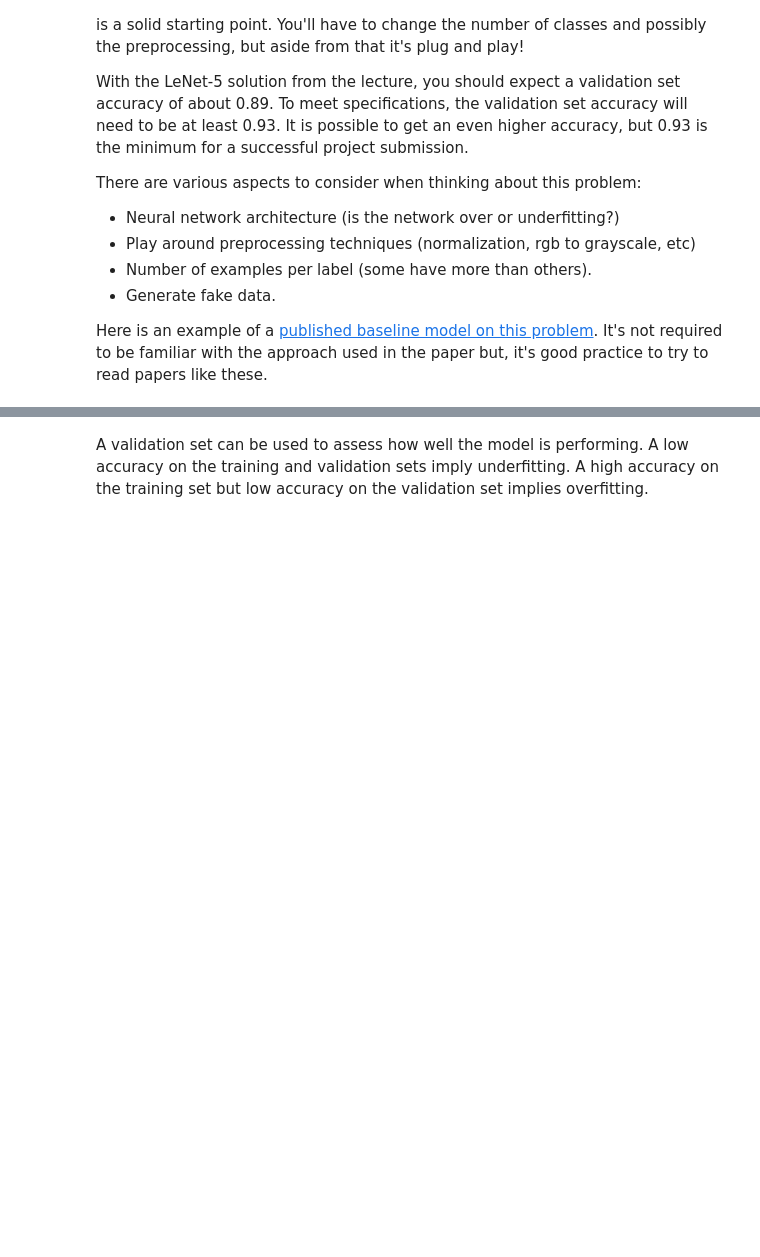
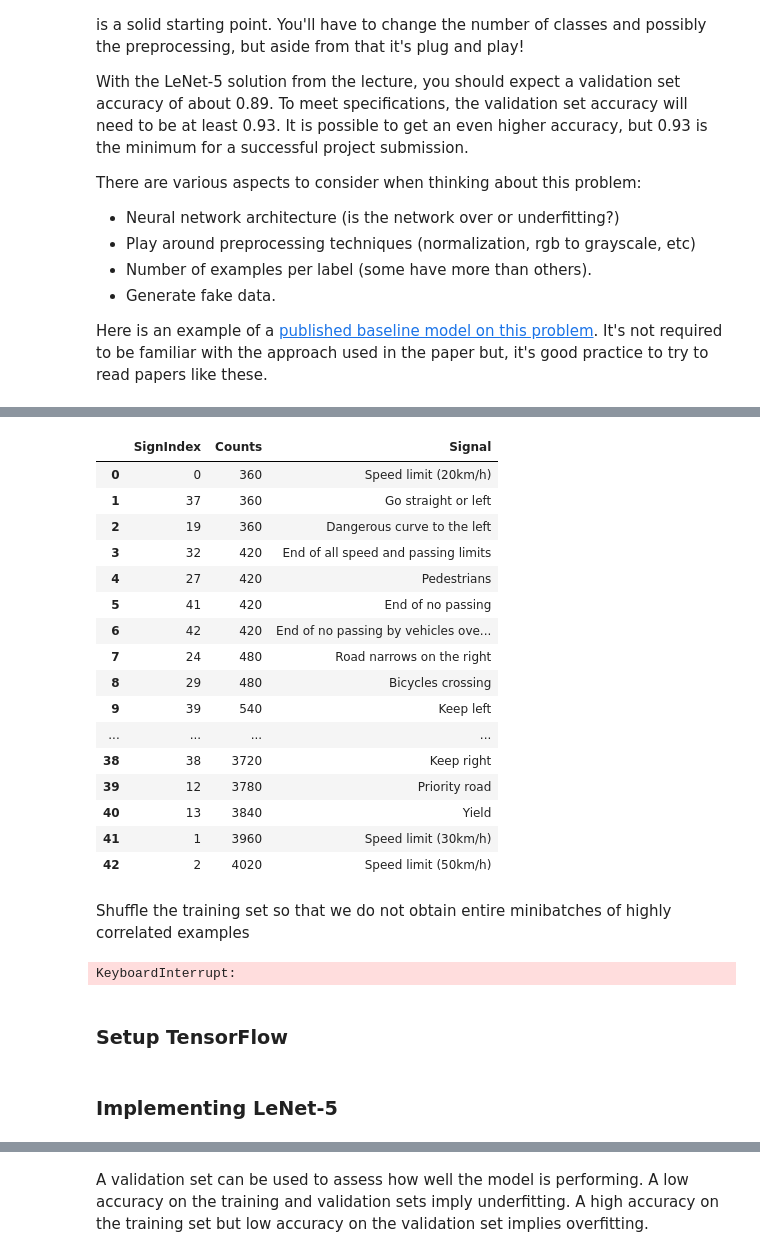
Before and after one commit to cralonsov/CarND-Traffic-Sign-Classifier-Project, a Jupyter notebook: Traffic_Sign_Classifier.ipynb, the cells around one changed output, grey strips where cells are left out. Drawn from its saved outputs; the diff is of its cells as text; code cells hidden in the pictures; blank space fills up the shorter version.

```diff
--- a/Traffic_Sign_Classifier.ipynb
+++ b/Traffic_Sign_Classifier.ipynb
@@ -204,2 +357,36 @@ def preprocessing_data(train_images):
+# %%
+result = pd.DataFrame()
+result['SignIndex'] = count.index
+result['Counts'] = count.values
+result['Signal'] = list_signals['SignName'][count.index]
+
+result = result.sort_values(by=['Counts'], ascending=True)
+result = result.reset_index(drop=True)
+
+result.head(n=n_classes)
+# %% [output]
+|  | SignIndex | Counts | Signal |
+| 0 | 0 | 360 | Speed limit (20km/h) |
+| 1 | 37 | 360 | Go straight or left |
+| 2 | 19 | 360 | Dangerous curve to the left |
+| 3 | 32 | 420 | End of all speed and passing limits |
+| 4 | 27 | 420 | Pedestrians |
+| 5 | 41 | 420 | End of no passing |
+| 6 | 42 | 420 | End of no passing by vehicles ove... |
+| 7 | 24 | 480 | Road narrows on the right |
+| 8 | 29 | 480 | Bicycles crossing |
+| 9 | 39 | 540 | Keep left |
+| ... | ... | ... | ... |
+| 38 | 38 | 3720 | Keep right |
+| 39 | 12 | 3780 | Priority road |
+| 40 | 13 | 3840 | Yield |
+| 41 | 1 | 3960 | Speed limit (30km/h) |
+| 42 | 2 | 4020 | Speed limit (50km/h) |
+# %% [markdown]
+Shuffle the training set so that we do not obtain entire minibatches of highly correlated examples
 # %%
-X_train = preprocessing_data(X_train)
+X_train, y_train = shuffle(X_train, y_train)
+# %% [output]
+KeyboardInterrupt:
+# %% [markdown]
+### Setup TensorFlow
@@ -205,0 +398,2 @@ X_train = preprocessing_data(X_train)
+# %% [markdown]
+### Implementing LeNet-5
```
Also changed, not shown: parts of 27 cells of this notebook, 1 other file.
